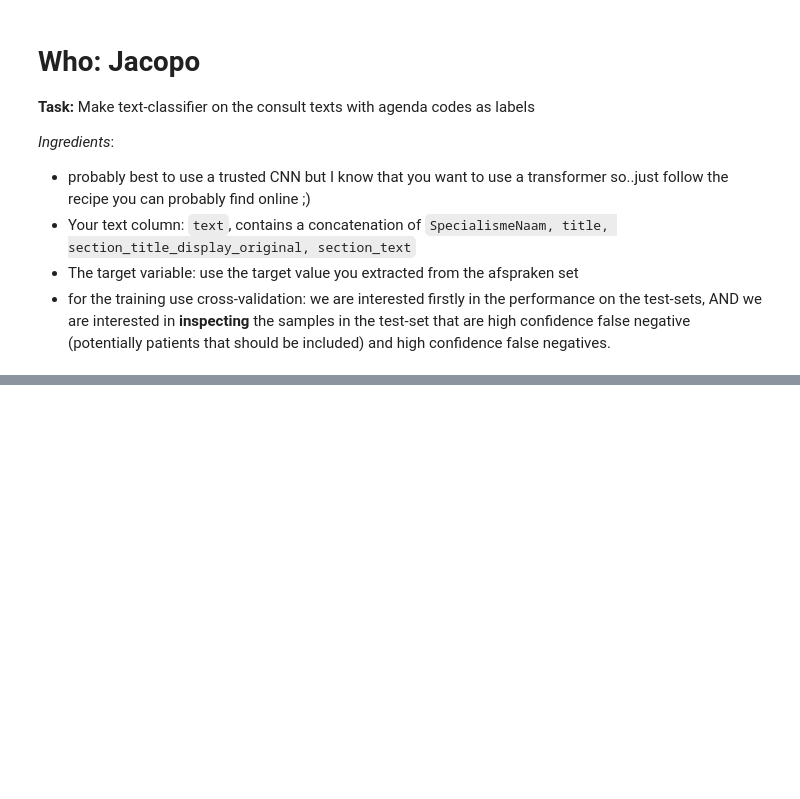
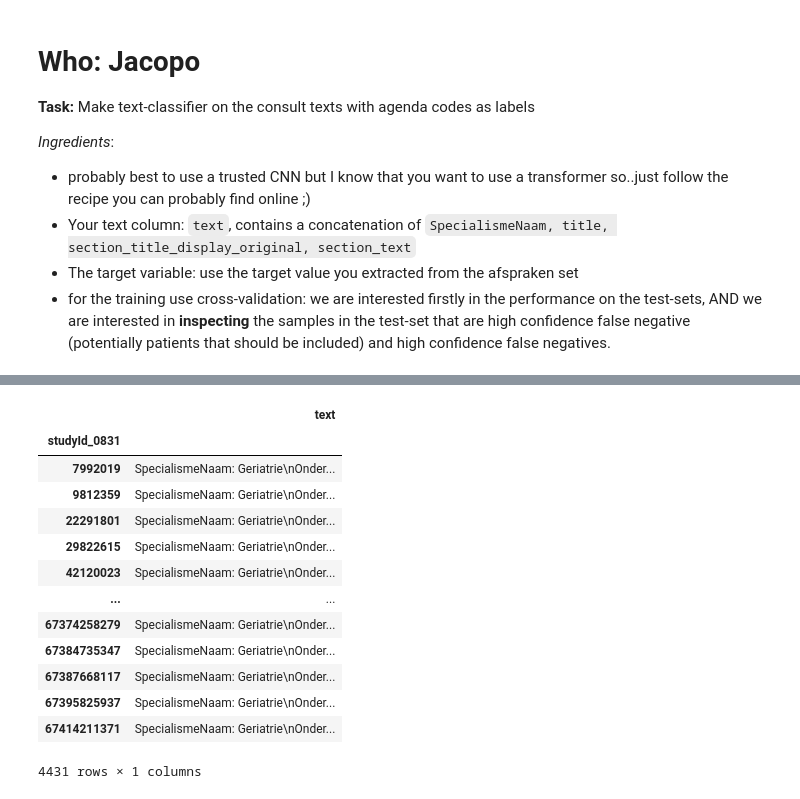
Before and after one commit to UPOD-datascience/ODIN, a Jupyter notebook: sandboxes/07_consults/consults_riskGroup_classifier.ipynb, the cells around one changed output, grey strips where cells are left out. Cells and saved outputs as stored; diff of their text form; code cells hidden in the pictures; blank space fills up the shorter version.

```diff
--- a/sandboxes/07_consults/consults_riskGroup_classifier.ipynb
+++ b/sandboxes/07_consults/consults_riskGroup_classifier.ipynb
@@ -40,4 +107,20 @@ df_merged
 # %%
-df_merged_g = df_merged.groupby('studyId_0831').last()
-df_merged_g = df_merged_g.query('delta >= -365 and delta <= 0')
-df_merged_g
+df_merged_f_g = df_merged_filt[['studyId_0831','text']]\
+                    .groupby('studyId_0831')\
+                        .agg(take_longer_consult)
+df_merged_f_g
+# %% [output]
+|  | text |
+| studyId_0831 |  |
+| 7992019 | SpecialismeNaam: Geriatrie\nOnder... |
+| 9812359 | SpecialismeNaam: Geriatrie\nOnder... |
+| 22291801 | SpecialismeNaam: Geriatrie\nOnder... |
+| 29822615 | SpecialismeNaam: Geriatrie\nOnder... |
+| 42120023 | SpecialismeNaam: Geriatrie\nOnder... |
+| ... | ... |
+| 67374258279 | SpecialismeNaam: Geriatrie\nOnder... |
+| 67384735347 | SpecialismeNaam: Geriatrie\nOnder... |
+| 67387668117 | SpecialismeNaam: Geriatrie\nOnder... |
+| 67395825937 | SpecialismeNaam: Geriatrie\nOnder... |
+| 67414211371 | SpecialismeNaam: Geriatrie\nOnder... |
+4431 rows × 1 columns
```
Also changed, not shown: parts of 20 cells of this notebook.
